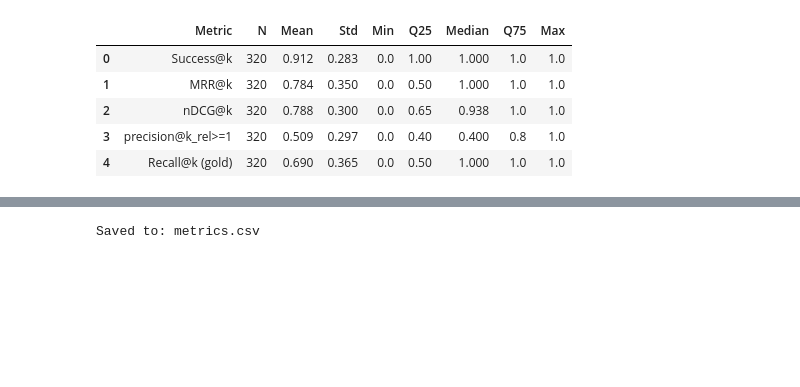
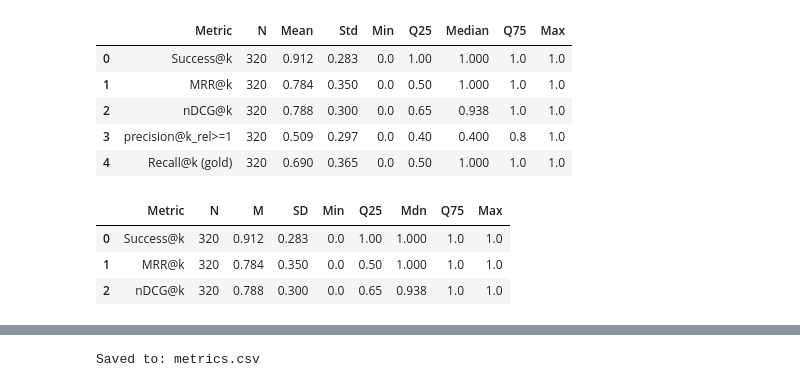
Before and after one commit to Viviviiii/jasp-multimodal-rag, a Jupyter notebook: notebooks/evaluation.ipynb, the cells around one changed output, grey strips where cells are left out. Drawn from its saved outputs; the diff is of its cells as text; code cells hidden in the pictures; blank space fills up the shorter version.

```diff
--- a/notebooks/evaluation.ipynb
+++ b/notebooks/evaluation.ipynb
@@ -426,6 +426,51 @@ general_eval_table
 | 2 | nDCG@k | 320 | 0.788 | 0.300 | 0.0 | 0.65 | 0.938 | 1.0 | 1.0 |
 | 3 | precision@k_rel>=1 | 320 | 0.509 | 0.297 | 0.0 | 0.40 | 0.400 | 0.8 | 1.0 |
 | 4 | Recall@k (gold) | 320 | 0.690 | 0.365 | 0.0 | 0.50 | 1.000 | 1.0 | 1.0 |
+# %%
+import pandas as pd
+import numpy as np
+
+def general_evaluation_table(metrics_df, decimals=3):
+    rows = []
+
+    metrics = [
+        ("Success@k", "success@k"),
+        ("MRR@k", "mrr@k"),
+        ("nDCG@k", "ndcg@k"),
+    ]
+
+    for metric_name, col in metrics:
+        x = metrics_df[col].dropna().to_numpy()
+        n = len(x)
+
+        rows.append({
+            "Metric": metric_name,
+            "N": n,
+            "M": np.mean(x) if n > 0 else np.nan,
+            "SD": np.std(x, ddof=1) if n > 1 else np.nan,  # sample SD
+            "Min": np.min(x) if n > 0 else np.nan,
+            "Q25": np.quantile(x, 0.25) if n > 0 else np.nan,
+            "Mdn": np.median(x) if n > 0 else np.nan,
+            "Q75": np.quantile(x, 0.75) if n > 0 else np.nan,
+            "Max": np.max(x) if n > 0 else np.nan,
+        })
+
+    table = pd.DataFrame(rows, columns=["Metric", "N", "M", "SD", "Min", "Q25", "Mdn", "Q75", "Max"])
+
+    # Round numeric columns for presentation
+    num_cols = ["M", "SD", "Min", "Q25", "Mdn", "Q75", "Max"]
+    table[num_cols] = table[num_cols].round(decimals)
+
+    return table
+
+
+general_eval_table = general_evaluation_table(metrics_df, decimals=3)
+general_eval_table
+# %% [output]
+|  | Metric | N | M | SD | Min | Q25 | Mdn | Q75 | Max |
+| 0 | Success@k | 320 | 0.912 | 0.283 | 0.0 | 1.00 | 1.000 | 1.0 | 1.0 |
+| 1 | MRR@k | 320 | 0.784 | 0.350 | 0.0 | 0.50 | 1.000 | 1.0 | 1.0 |
+| 2 | nDCG@k | 320 | 0.788 | 0.300 | 0.0 | 0.65 | 0.938 | 1.0 | 1.0 |
 # %%
 import numpy as np
 import matplotlib.pyplot as plt
```
Also changed, not shown: parts of 6 cells of this notebook, 3 other files.
